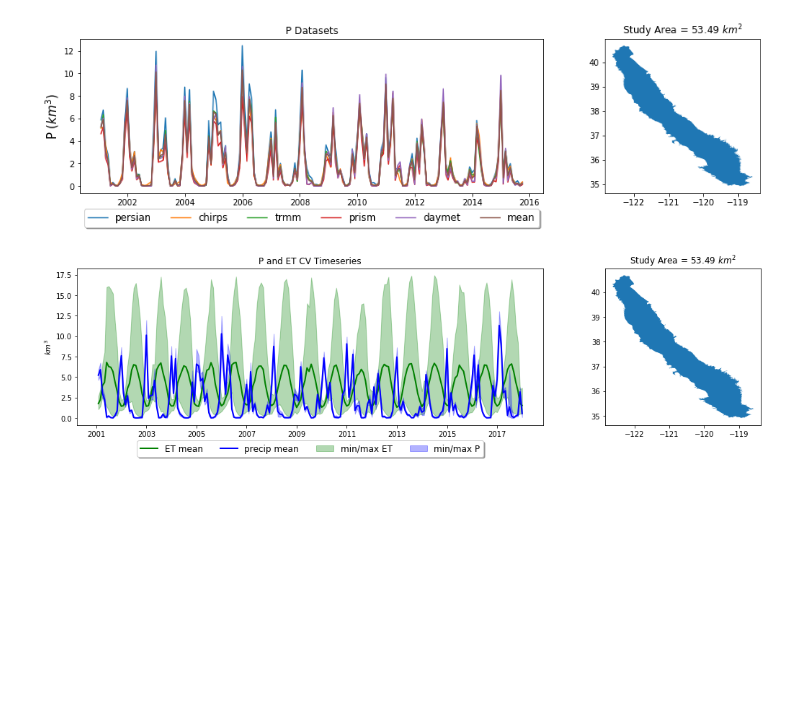
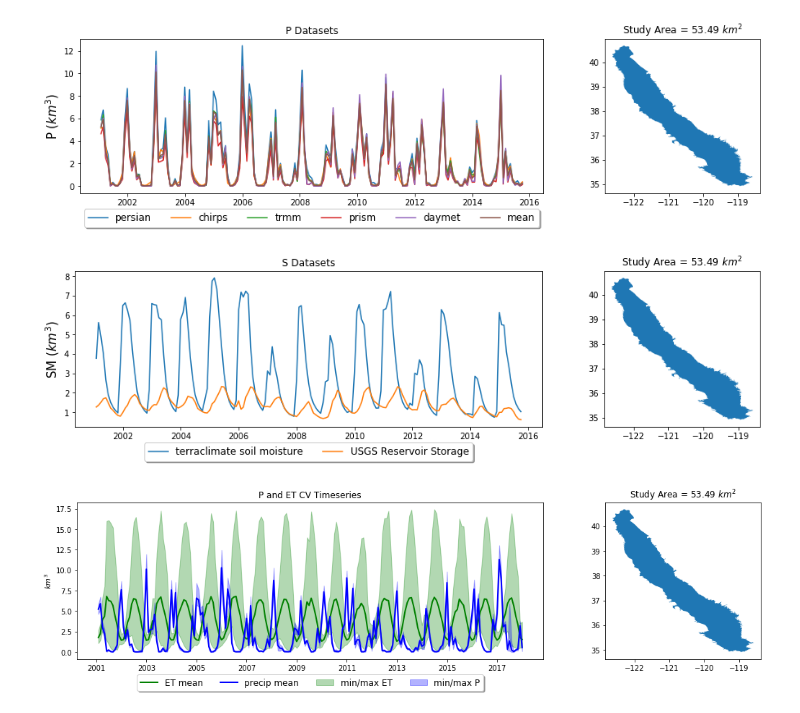
Before and after one commit to kashingtonDC/cvwbm, a Jupyter notebook: code/cvwb.ipynb, the cells around one changed output. Drawn from its saved outputs; the diff is of its cells as text; code cells hidden in the pictures; blank space fills up the shorter version.

```diff
--- a/code/cvwb.ipynb
+++ b/code/cvwb.ipynb
@@ -278,6 +287,25 @@ cv.plot(ax=a1)
 plt.show()
 # %% [output]
 [figure]
+# %%
+# SM data
+
+f, (a0, a1) = plt.subplots(1,2, gridspec_kw = {'width_ratios':[3, 1]}, figsize=(15,3.5))
+
+a0.set_title("S Datasets")
+
+a0.plot(df.index, df.soil_moisture, label = 'terraclimate soil moisture')
+a0.plot(df.index, df.res_s, label = 'USGS Reservoir Storage')
+
+a0.set_ylabel('SM $(km^3)$', size = 15)
+a0.legend(loc='upper center', bbox_to_anchor=(0.5, -0.07), fancybox=True, shadow=True, ncol=7, prop = {"size":12})
+
+a1.set_title("Study Area = {} $km^2$".format(round(sa_km3, 3)))
+cv.plot(ax=a1)
+
+plt.show()
+# %% [output]
+[figure, added]
 # %%
 # Plot the means and ranges
 f, (a0, a1) = plt.subplots(1,2, gridspec_kw = {'width_ratios':[3, 1]}, figsize=(17,4))
```
Also changed, not shown: parts of 8 cells of this notebook.
